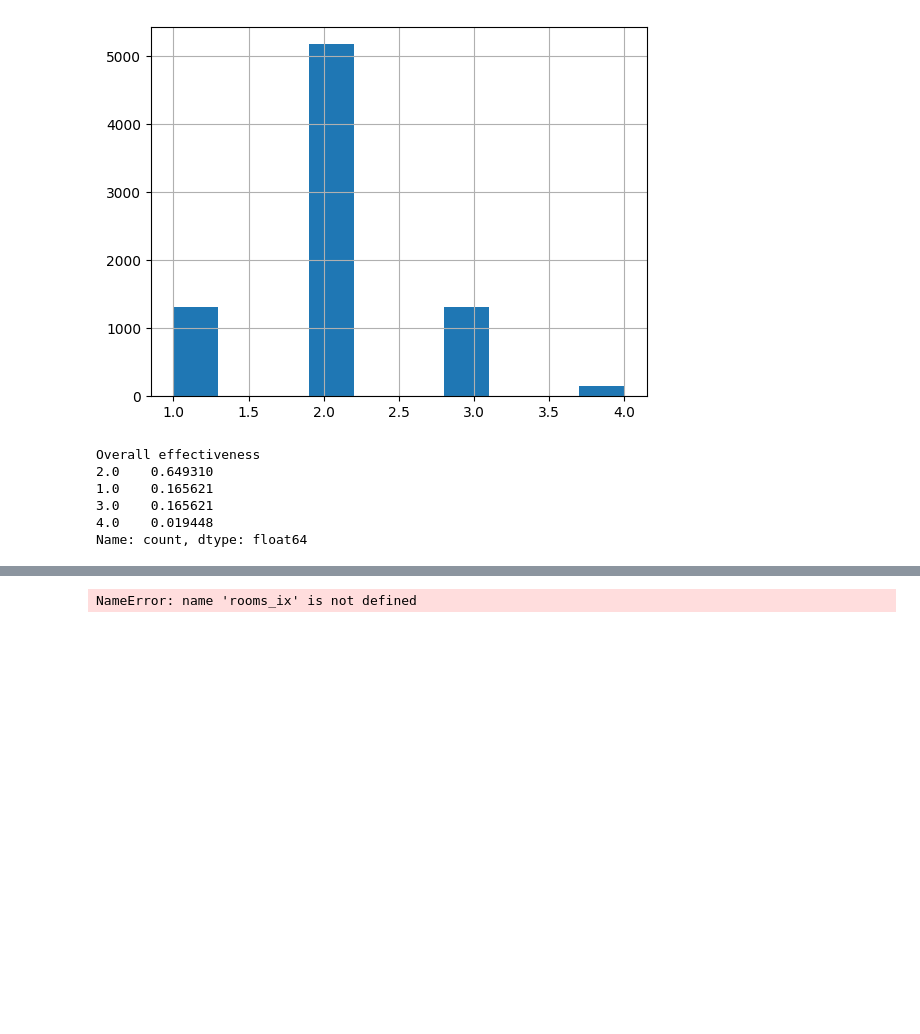
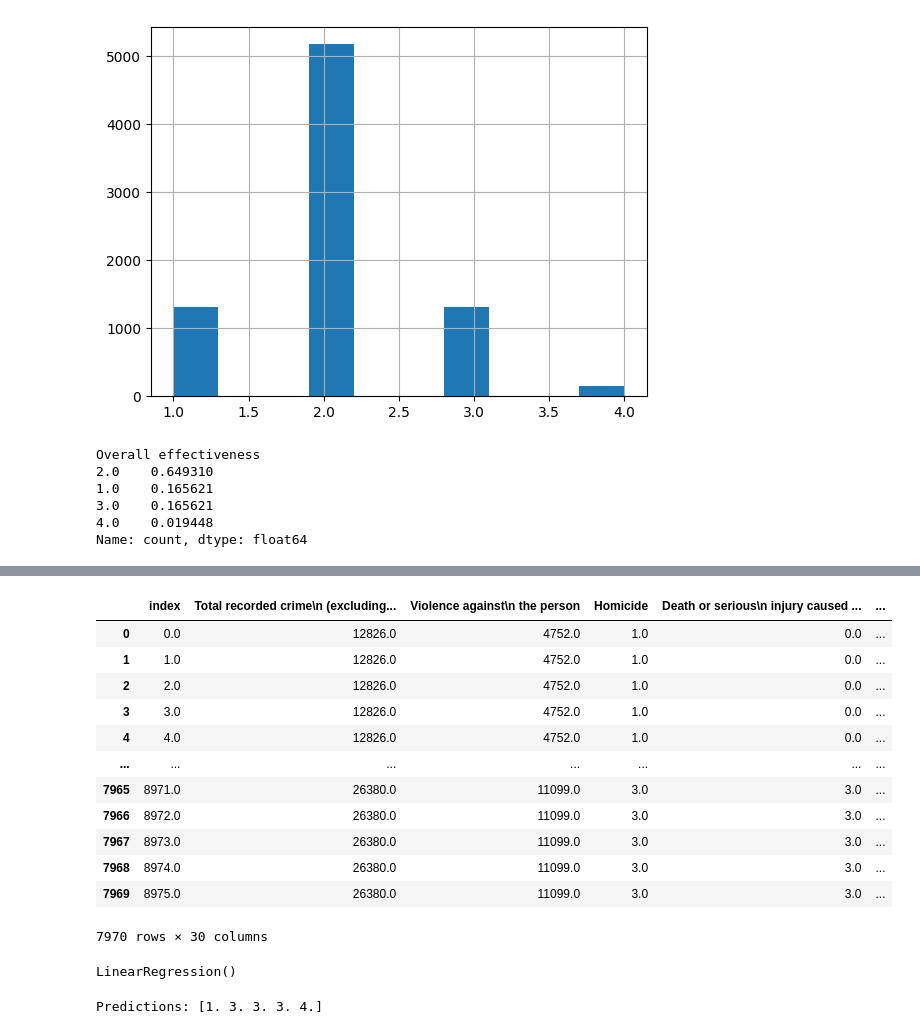
Before and after one commit to TheElcurtiso/machineLearningProject, a Jupyter notebook: CrimeAndEducationMachineLearning.ipynb, the cells around one changed output, grey strips where cells are left out. Drawn from its saved outputs; the diff is of its cells as text; code cells hidden in the pictures; blank space fills up the shorter version.

```diff
--- a/CrimeAndEducationMachineLearning.ipynb
+++ b/CrimeAndEducationMachineLearning.ipynb
@@ -172,7 +172,21 @@ array([4.59350000e+03, 2.76570000e+04, 1.10990000e+04, 4.00000000e+00,
 # %%
 X = imputer.transform(edu_and_crime_imputer)
-housing_tr = pd.DataFrame(X, columns=edu_and_crime_imputer.columns)
-housing_tr
+edu_and_crime_tr = pd.DataFrame(X, columns=edu_and_crime_imputer.columns)
+edu_and_crime_tr
+# %% [output]
+|  | index | Total recorded crime\n (excluding... | Violence against\n the person | Homicide | Death or serious\n injury caused ... | ... |
+| 0 | 0.0 | 12826.0 | 4752.0 | 1.0 | 0.0 | ... |
+| 1 | 1.0 | 12826.0 | 4752.0 | 1.0 | 0.0 | ... |
+| 2 | 2.0 | 12826.0 | 4752.0 | 1.0 | 0.0 | ... |
+| 3 | 3.0 | 12826.0 | 4752.0 | 1.0 | 0.0 | ... |
+| 4 | 4.0 | 12826.0 | 4752.0 | 1.0 | 0.0 | ... |
+| ... | ... | ... | ... | ... | ... | ... |
+| 7965 | 8971.0 | 26380.0 | 11099.0 | 3.0 | 3.0 | ... |
+| 7966 | 8972.0 | 26380.0 | 11099.0 | 3.0 | 3.0 | ... |
+| 7967 | 8973.0 | 26380.0 | 11099.0 | 3.0 | 3.0 | ... |
+| 7968 | 8974.0 | 26380.0 | 11099.0 | 3.0 | 3.0 | ... |
+| 7969 | 8975.0 | 26380.0 | 11099.0 | 3.0 | 3.0 | ... |
+7970 rows × 30 columns
 # %%
 from sklearn.base import BaseEstimator, TransformerMixin
 import numpy as np
@@ -186,17 +200,15 @@ class CombinedAttributesAdder(BaseEstimator, TransformerMixin):
    # nothing else to do
   return self
  def transform(self, X, y=None):
-  violence_per_crime = X[:, violence_ix] / X[:, total_crime_ix]
-  arson_per_crime = X[:, arson_ix] / X[:, total_crime_ix]
+  violence_per_crime = np.float_(X[:, violence_ix]) / (np.float_(X[:, total_crime_ix]) + 1)
+  arson_per_crime = np.float_(X[:, arson_ix]) / (np.float_(X[:, total_crime_ix]) + 1)
   if self.add_public_offences_per_crime:
-   public_offences_per_crime = X[:, public_offences_ix] / X[:, total_crime_ix]
+   public_offences_per_crime = np.float_(X[:, public_offences_ix]) / (np.float_(X[:, total_crime_ix]) + 1)
    return np.c_[X, violence_per_crime, arson_per_crime, public_offences_per_crime]
   else:
    return np.c_[X, violence_per_crime, arson_per_crime]
 attr_adder = CombinedAttributesAdder(add_public_offences_per_crime=False)
-housing_extra_attribs = attr_adder.transform(education_and_crime_statistics.values)
+edu_and_crime_extra_attribs = attr_adder.transform(education_and_crime_statistics.values)
-# %% [output]
-NameError: name 'rooms_ix' is not defined
 # %%
 from sklearn.pipeline import Pipeline
 from sklearn.preprocessing import StandardScaler
@@ -214,10 +230,15 @@ some_data = education_and_crime_statistics.iloc[:5]
 # %%
-prepped_education_and_crime = strat_train_set.copy()
 education_and_crime_labels = strat_train_set["Overall effectiveness"].copy()
 
 from sklearn.linear_model import LinearRegression
 lin_reg = LinearRegression()
 lin_reg.fit(prepped_education_and_crime, education_and_crime_labels)
+# %% [output]
+LinearRegression()
 # %%
-
-print("Predictions:", lin_reg.predict(full_pipeline.transform(some_data)))
+some_data = education_and_crime_statistics.iloc[:5]
+some_labels = education_and_crime_labels.iloc[:5]
+some_data_prepared = full_pipeline.transform(some_data)
+print("Predictions:", lin_reg.predict(some_data_prepared))
+# %% [output]
+Predictions: [1. 3. 3. 3. 4.]
```
Also changed, not shown: parts of 10 cells of this notebook.
